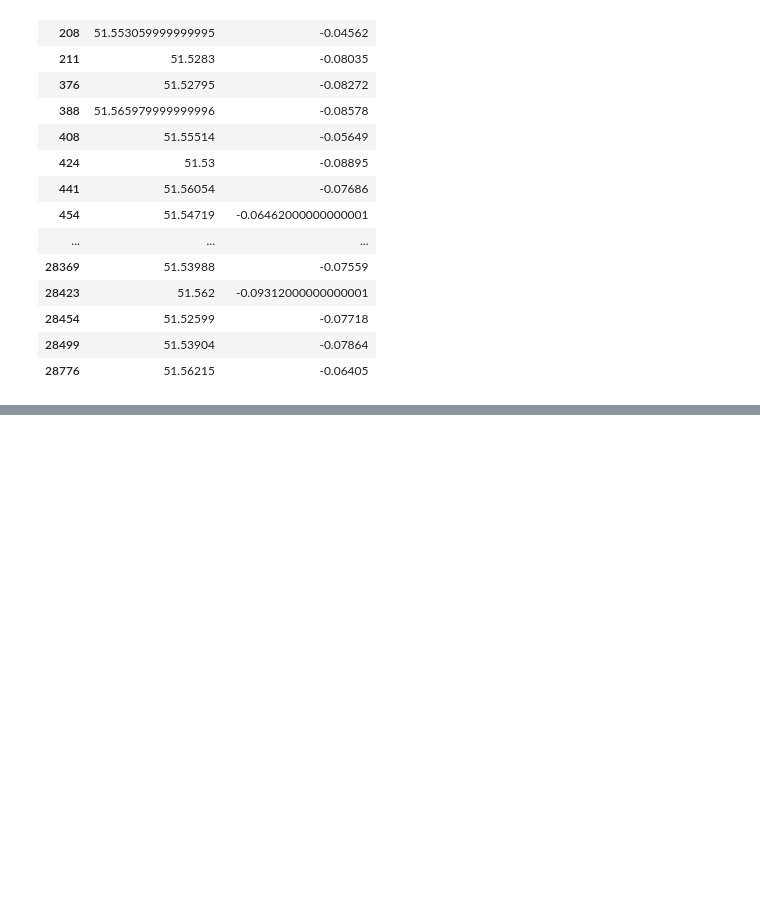
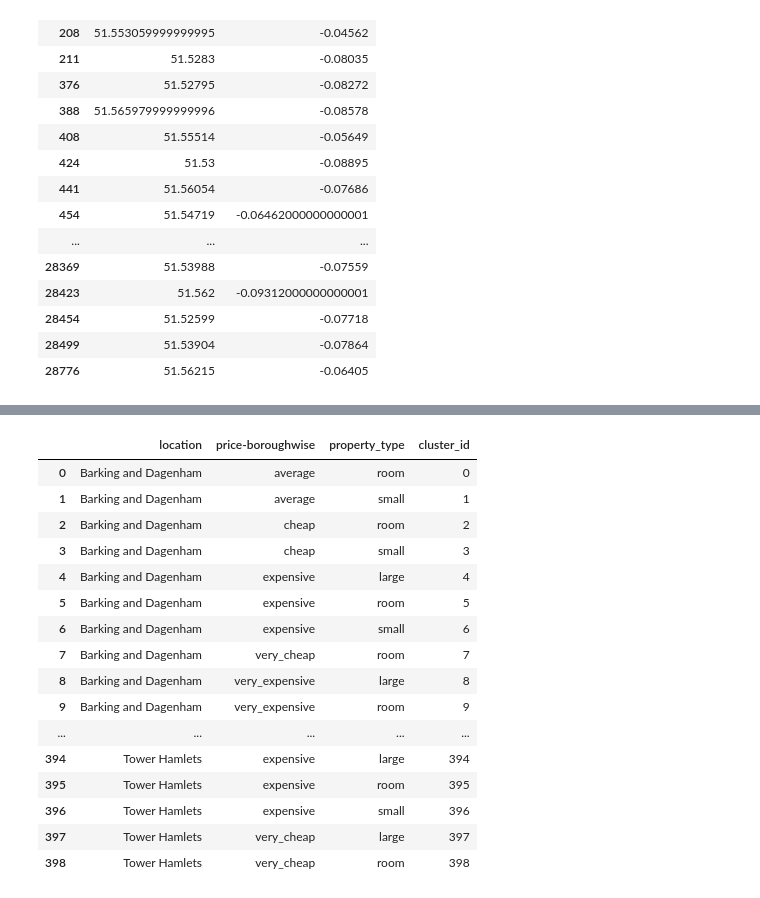
Before and after one commit to OrthoLoess/fivestar, a Jupyter notebook: notebooks/Leone_clustering_refined.ipynb, the cells around one changed output, grey strips where cells are left out. Drawn from its saved outputs; the diff is of its cells as text; code cells hidden in the pictures; blank space fills up the shorter version.

Commit message:
finished clusters exploration

```diff
--- a/notebooks/Leone_clustering_refined.ipynb
+++ b/notebooks/Leone_clustering_refined.ipynb
@@ -108,10 +108,13 @@ def clustering(data):
     cluster_df['review_scores_rating']=data['review_scores_rating']
 
     cluster_df['property_type'] = cluster_df.apply(lambda x: 'room' if x['room/apt']== 'room' else x['property_type'], axis=1)
-    cluster_df['listing_id'] = data['id']
+    #cluster_df['listing_id'] = data['id']
     cluster_df=cluster_df.drop(columns='room/apt')
-    return cluster_df, percentiles
+    matching_table = clusters.copy()
+    matching_table = matching_table.groupby(['location','price-boroughwise','property_type']).count().reset_index().drop(columns='review_scores_rating')
+    matching_table['cluster_id'] = matching_table.index
+    return cluster_df, matching_table, percentiles
 
-clusters, percentiles=clustering(listings)
+clusters, matching_table, percentiles=clustering(listings)
 # %%
 clusters.to_csv('clusters.csv')
@@ -232,3 +236,5 @@ cluster_mapping('Hackney', 120, 'large', clusters,listings)
 | 28454 | 51.52599 | -0.07718 |
 | 28499 | 51.53904 | -0.07864 |
 | 28776 | 51.56215 | -0.06405 |
+# %%
+matching_table  = clusters.drop(columns=['listing_id']).copy()
@@ -234,0 +257,23 @@ cluster_mapping('Hackney', 120, 'large', clusters,listings)
+# %%
+matching_table = matching_table.groupby(['location','price-boroughwise','property_type']).count().reset_index().drop(columns='review_scores_rating')
+matching_table['cluster_id']=matching_table.index
+# %%
+matching_table
+# %% [output]
+|  | location | price-boroughwise | property_type | cluster_id |
+| 0 | Barking and Dagenham | average | room | 0 |
+| 1 | Barking and Dagenham | average | small | 1 |
+| 2 | Barking and Dagenham | cheap | room | 2 |
+| 3 | Barking and Dagenham | cheap | small | 3 |
+| 4 | Barking and Dagenham | expensive | large | 4 |
+| 5 | Barking and Dagenham | expensive | room | 5 |
+| 6 | Barking and Dagenham | expensive | small | 6 |
+| 7 | Barking and Dagenham | very_cheap | room | 7 |
+| 8 | Barking and Dagenham | very_expensive | large | 8 |
+| 9 | Barking and Dagenham | very_expensive | room | 9 |
+| ... | ... | ... | ... | ... |
+| 394 | Tower Hamlets | expensive | large | 394 |
+| 395 | Tower Hamlets | expensive | room | 395 |
+| 396 | Tower Hamlets | expensive | small | 396 |
+| 397 | Tower Hamlets | very_cheap | large | 397 |
+| 398 | Tower Hamlets | very_cheap | room | 398 |
```
Also changed, not shown: parts of 3 cells of this notebook, 2 other files.
